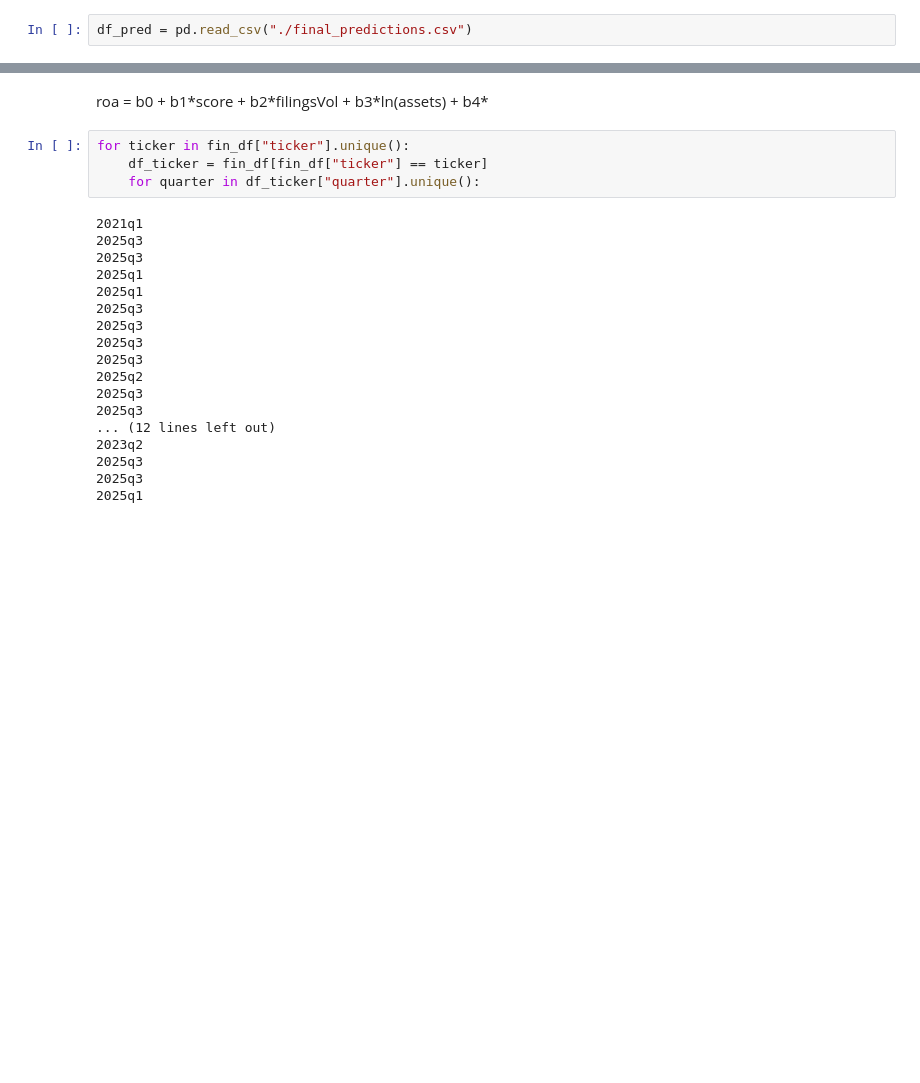
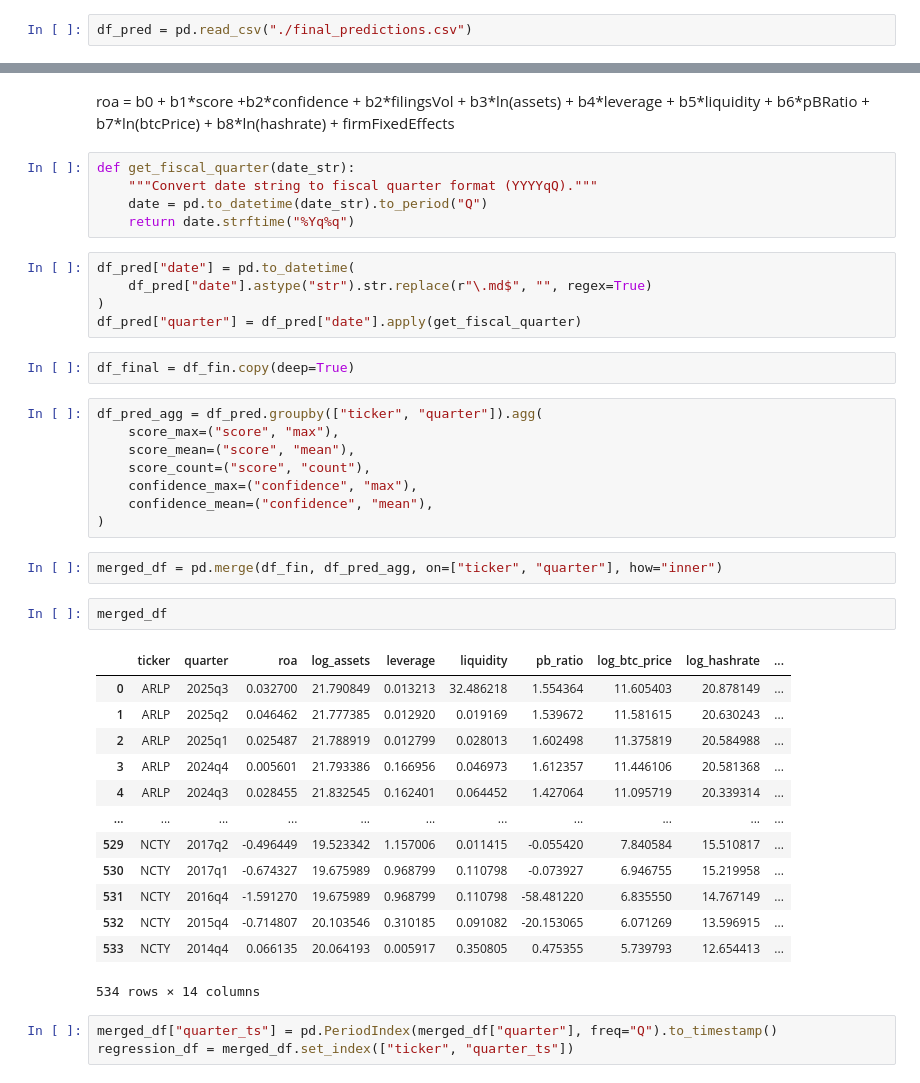
Before and after one commit to NoelJacob/research-sec, a Jupyter notebook: final-csv.ipynb, the cells around one changed output, grey strips where cells are left out. Saved outputs shown, nothing was run; the diff lists cells and outputs as text; blank space fills up the shorter version.

```diff
--- a/final-csv.ipynb
+++ b/final-csv.ipynb
@@ -23,24 +27,43 @@ df_pred = pd.read_csv("./final_predictions.csv")
 # %% [markdown]
-roa = b0 + b1\*score + b2\*filingsVol + b3\*ln(assets) + b4\*
+roa = b0 + b1\*score +b2\*confidence + b2\*filingsVol + b3\*ln(assets) + b4\*leverage + b5\*liquidity + b6\*pBRatio + b7\*ln(btcPrice) + b8\*ln(hashrate) + firmFixedEffects
-# %%
-for ticker in fin_df["ticker"].unique():
-    df_ticker = fin_df[fin_df["ticker"] == ticker]
-    for quarter in df_ticker["quarter"].unique():
-# %% [output]
-2021q1
-2025q3
-2025q3
-2025q1
-2025q1
-2025q3
-2025q3
-2025q3
-2025q3
-2025q2
-2025q3
-2025q3
-... (12 lines left out)
-2023q2
-2025q3
-2025q3
-2025q1
+# %%
+def get_fiscal_quarter(date_str):
+    """Convert date string to fiscal quarter format (YYYYqQ)."""
+    date = pd.to_datetime(date_str).to_period("Q")
+    return date.strftime("%Yq%q")
+# %%
+df_pred["date"] = pd.to_datetime(
+    df_pred["date"].astype("str").str.replace(r"\.md$", "", regex=True)
+)
+df_pred["quarter"] = df_pred["date"].apply(get_fiscal_quarter)
+# %%
+df_final = df_fin.copy(deep=True)
+# %%
+df_pred_agg = df_pred.groupby(["ticker", "quarter"]).agg(
+    score_max=("score", "max"),
+    score_mean=("score", "mean"),
+    score_count=("score", "count"),
+    confidence_max=("confidence", "max"),
+    confidence_mean=("confidence", "mean"),
+)
+# %%
+merged_df = pd.merge(df_fin, df_pred_agg, on=["ticker", "quarter"], how="inner")
+# %%
+merged_df
+# %% [output]
+|  | ticker | quarter | roa | log_assets | leverage | liquidity | pb_ratio | log_btc_price | log_hashrate | ... |
+| 0 | ARLP | 2025q3 | 0.032700 | 21.790849 | 0.013213 | 32.486218 | 1.554364 | 11.605403 | 20.878149 | ... |
+| 1 | ARLP | 2025q2 | 0.046462 | 21.777385 | 0.012920 | 0.019169 | 1.539672 | 11.581615 | 20.630243 | ... |
+| 2 | ARLP | 2025q1 | 0.025487 | 21.788919 | 0.012799 | 0.028013 | 1.602498 | 11.375819 | 20.584988 | ... |
+| 3 | ARLP | 2024q4 | 0.005601 | 21.793386 | 0.166956 | 0.046973 | 1.612357 | 11.446106 | 20.581368 | ... |
+| 4 | ARLP | 2024q3 | 0.028455 | 21.832545 | 0.162401 | 0.064452 | 1.427064 | 11.095719 | 20.339314 | ... |
+| ... | ... | ... | ... | ... | ... | ... | ... | ... | ... | ... |
+| 529 | NCTY | 2017q2 | -0.496449 | 19.523342 | 1.157006 | 0.011415 | -0.055420 | 7.840584 | 15.510817 | ... |
+| 530 | NCTY | 2017q1 | -0.674327 | 19.675989 | 0.968799 | 0.110798 | -0.073927 | 6.946755 | 15.219958 | ... |
+| 531 | NCTY | 2016q4 | -1.591270 | 19.675989 | 0.968799 | 0.110798 | -58.481220 | 6.835550 | 14.767149 | ... |
+| 532 | NCTY | 2015q4 | -0.714807 | 20.103546 | 0.310185 | 0.091082 | -20.153065 | 6.071269 | 13.596915 | ... |
+| 533 | NCTY | 2014q4 | 0.066135 | 20.064193 | 0.005917 | 0.350805 | 0.475355 | 5.739793 | 12.654413 | ... |
+534 rows × 14 columns
+# %%
+merged_df["quarter_ts"] = pd.PeriodIndex(merged_df["quarter"], freq="Q").to_timestamp()
+regression_df = merged_df.set_index(["ticker", "quarter_ts"])
```
Also changed, not shown: parts of 5 cells of this notebook, 7 other files.
